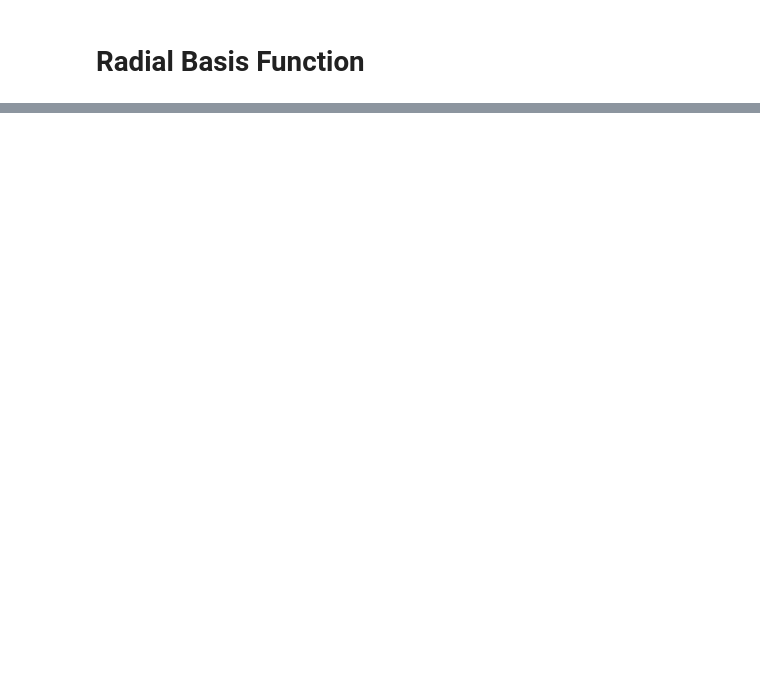
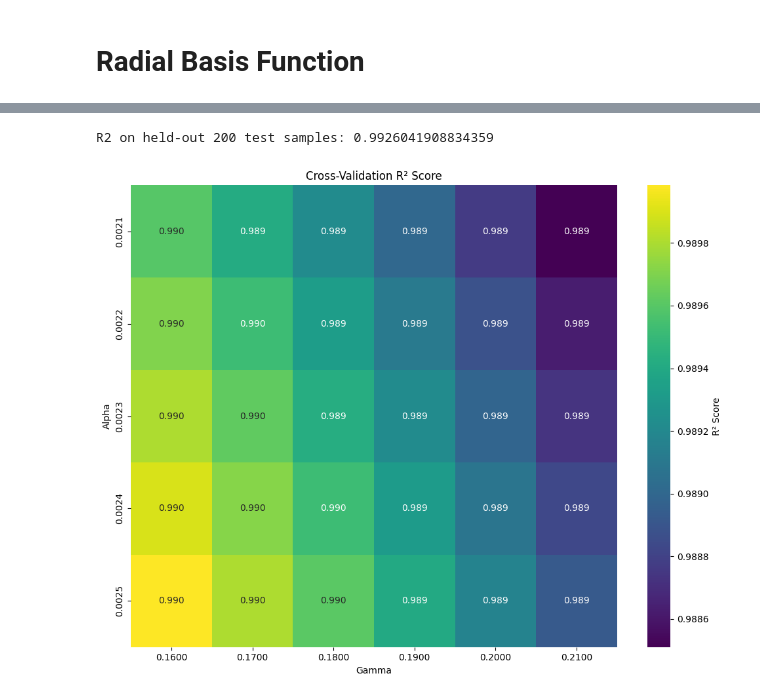
Before and after one commit to davidmarafuzgaspar/ist-machine-learning-project, a Jupyter notebook: lab2/5_Kernel_Ridge_Regression.ipynb, the cells around one changed output, grey strips where cells are left out. Cells and saved outputs as stored; diff of their text form; code cells hidden in the pictures; blank space fills up the shorter version.

```diff
--- a/lab2/5_Kernel_Ridge_Regression.ipynb
+++ b/lab2/5_Kernel_Ridge_Regression.ipynb
@@ -114,0 +138,11 @@ plt.show()
+# %%
+# Hyperparameter grids - Specialized
+gamma_list =  [0.16, 0.17, 0.18, 0.19, 0.20, 0.21]
+alpha_list = [0.0021, 0.0022, 0.0023, 0.0024, 0.0025]
+
+# K-Fold CV
+kf = KFold(n_splits=5, shuffle=True, random_state=100)
+
+best_r2 = -np.inf
+best_params = None
+results = []
@@ -114,0 +178,47 @@ plt.show()
+# %%
+# Refit model on all 500 training samples using best hyperparameters
+gamma_best = best_params['gamma']
+alpha_best = best_params['alpha']
+
+# Train final model
+final_model = KernelRidge(kernel='rbf', gamma=gamma_best, alpha=alpha_best)
+final_model.fit(X_train_scaled, Y_train)
+
+# Predict on held-out 200 samples
+Y_test_pred = final_model.predict(X_test_scaled)
+test_r2 = r2_score(Y_test, Y_test_pred)
+print("R2 on held-out 200 test samples:", test_r2)
+# %% [output]
+R2 on held-out 200 test samples: 0.9926041908834359
+# %%
+# Convert results to 2D array for heatmap
+gamma_vals = sorted(list(set(r['gamma'] for r in results)))
+alpha_vals = sorted(list(set(r['alpha'] for r in results)))
+
+# Create heatmap data
+heatmap_data = np.zeros((len(alpha_vals), len(gamma_vals)))
+
+for i, alpha in enumerate(alpha_vals):
+    for j, gamma in enumerate(gamma_vals):
+        # Find corresponding mean_r2
+        for r in results:
+            if r['gamma'] == gamma and r['alpha'] == alpha:
+                heatmap_data[i, j] = r['mean_r2']
+                break
+
+# Plot heatmap
+plt.figure(figsize=(10, 8))
+sns.heatmap(heatmap_data,
+            annot=True,
+            fmt=".3f",
+            xticklabels=[f"{g:.4f}" for g in gamma_vals],
+            yticklabels=[f"{a:.4f}" for a in alpha_vals],
+            cmap="viridis",
+            cbar_kws={'label': 'R² Score'})
+plt.title("Cross-Validation R² Score")
+plt.xlabel("Gamma")
+plt.ylabel("Alpha")
+plt.tight_layout()
+plt.show()
+# %% [output]
+[figure, added]
```
Also changed, not shown: parts of 8 cells of this notebook, 4 other files.
